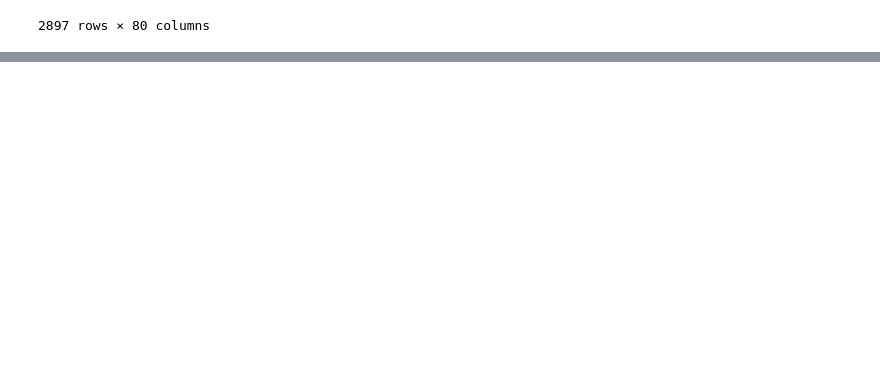
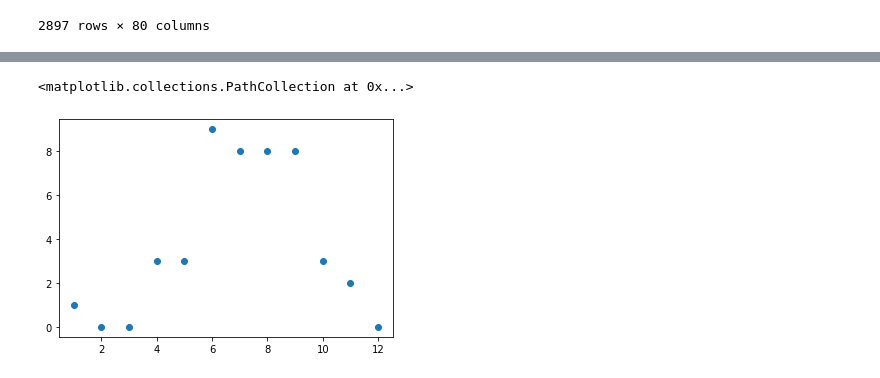
Before and after one commit to Mlawrence95/sportfishing-hauls-scraper, a Jupyter notebook: analysis.ipynb, the cells around one changed output, grey strips where cells are left out. Drawn from its saved outputs; the diff is of its cells as text; code cells hidden in the pictures; blank space fills up the shorter version.

```diff
--- a/analysis.ipynb
+++ b/analysis.ipynb
@@ -1294,0 +1313,5 @@ Name: squid, dtype: int64
+# %%
+fishing_data.loc[:, 'limit'] = fishing_data.post_body.apply(lambda x: "daily limit" in x.lower())
+# %%
+fishing_data.loc[:, 'year']  = fishing_data.date_posted.dt.year
+fishing_data.loc[:, 'month'] = fishing_data.date_posted.dt.month
@@ -1294,0 +1360,3 @@ Name: squid, dtype: int64
+# %%
+limits = fishing_data.groupby(['month'])['limit'].sum().reset_index()
+limits
@@ -1294,0 +1377,5 @@ Name: squid, dtype: int64
+# %%
+plt.scatter(limits.month, limits.limit)
+# %% [output]
+<matplotlib.collections.PathCollection at 0x...>
+[figure, added]
```
Also changed, not shown: parts of 13 cells of this notebook, 2 other files.
